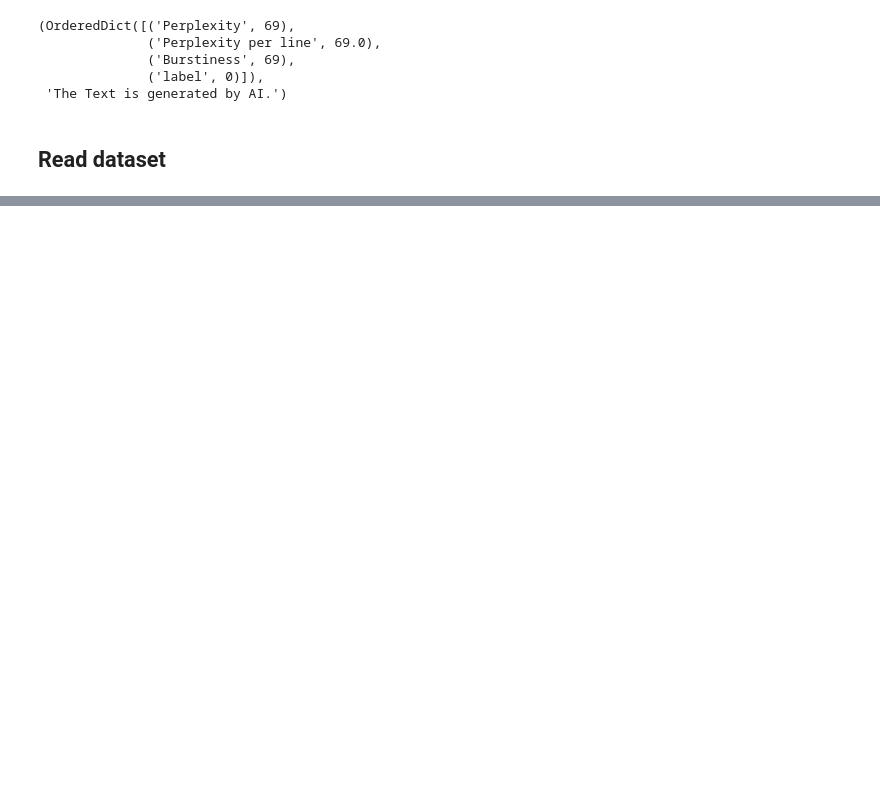
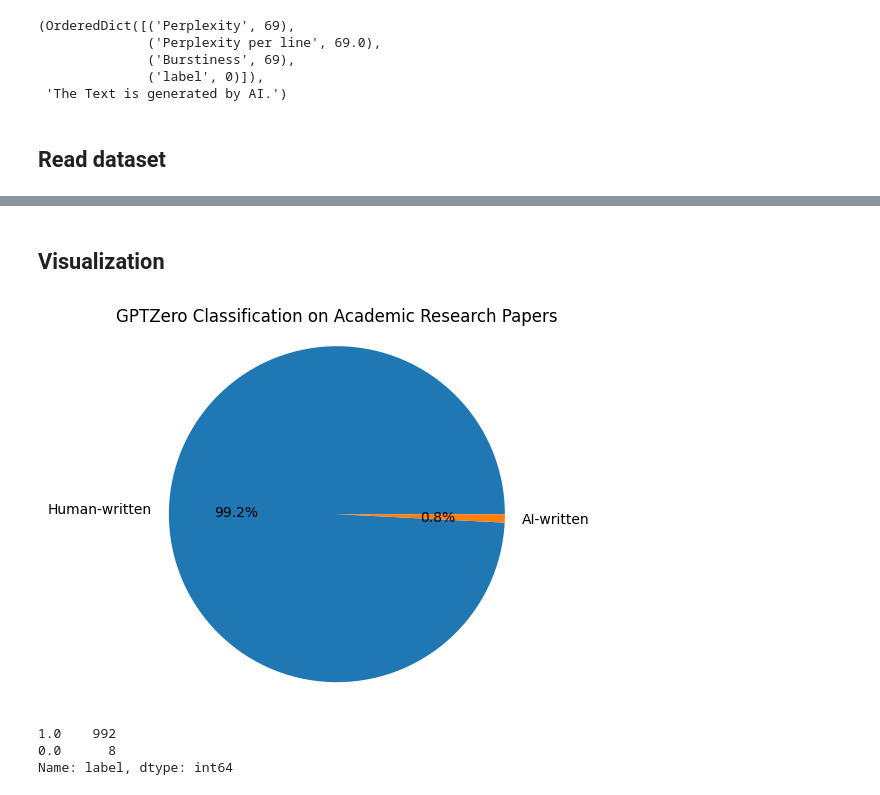
Before and after one commit to markmcrg/gptzero-effectiveness, a Jupyter notebook: main.ipynb, the cells around one changed output, grey strips where cells are left out. Drawn from its saved outputs; the diff is of its cells as text; code cells hidden in the pictures; blank space fills up the shorter version.

```diff
--- a/main.ipynb
+++ b/main.ipynb
@@ -206,0 +168,16 @@ df.head()
+# %% [markdown]
+## Visualization
+# %%
+label_counts = df['label'].value_counts()
+labels = ['Human-written','AI-written', ]
+plt.pie(label_counts, labels=labels, autopct='%1.1f%%')
+plt.title('GPTZero Classification on Academic Research Papers')
+plt.show()
+# %% [output]
+[figure, added]
+# %%
+label_counts
+# %% [output]
+1.0    992
+0.0      8
+Name: label, dtype: int64
```
Also changed, not shown: parts of 15 cells of this notebook.
